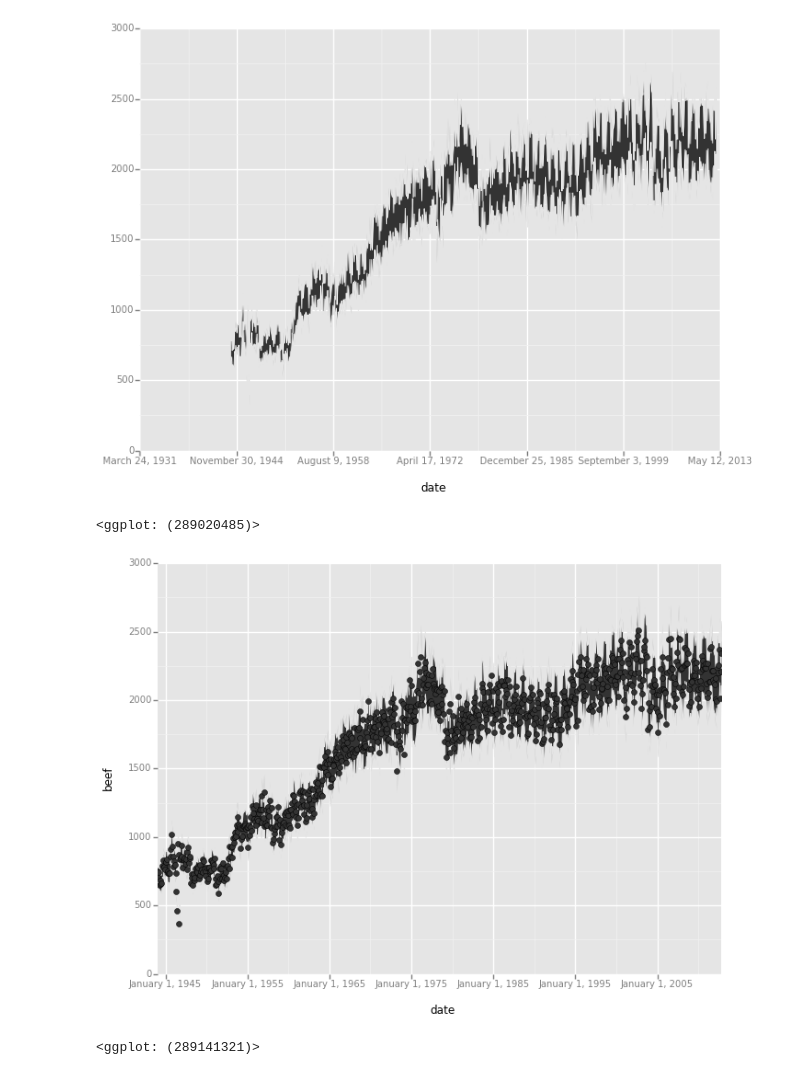
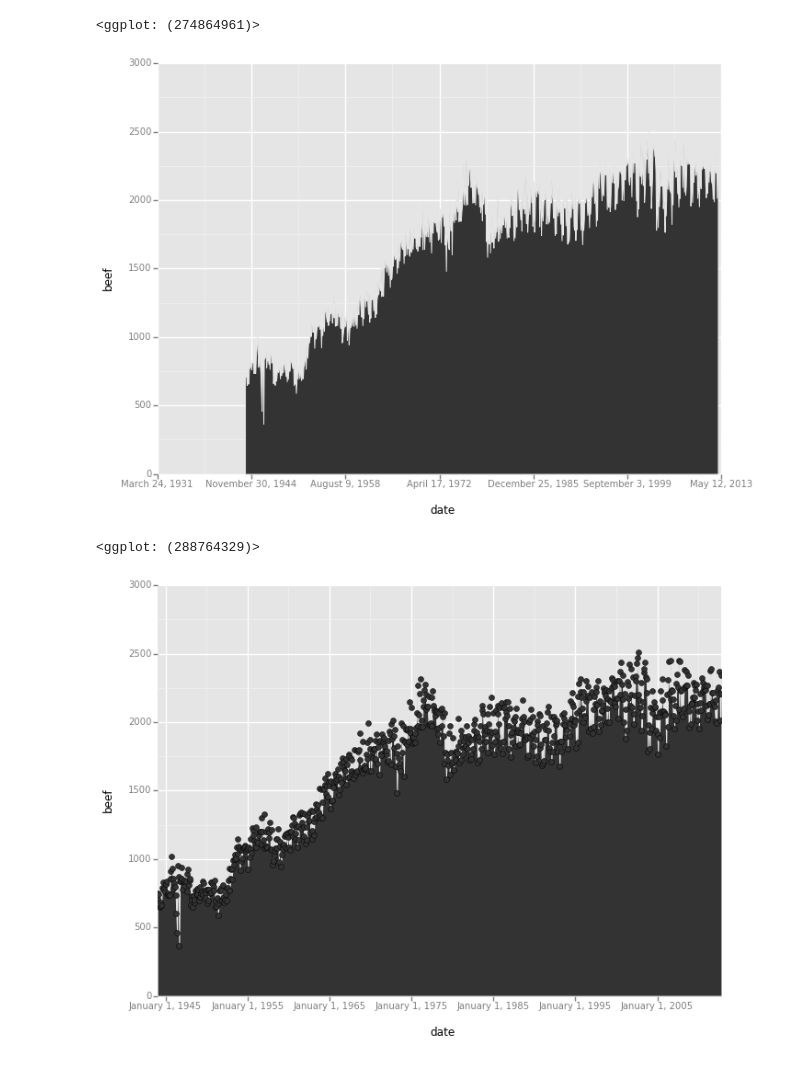
Before and after one commit to yhat/ggpy, a Jupyter notebook: docs/geoms/geom_area.ipynb, the cells around one changed output. Cells and saved outputs as stored; diff of their text form; code cells hidden in the pictures.

```diff
--- a/docs/geoms/geom_area.ipynb
+++ b/docs/geoms/geom_area.ipynb
@@ -11,15 +11,15 @@ ggplot(meat, aes(x='date', ymin='beef - 1000', ymax='beef + 1000')) + \
 # %%
-ggplot(meat, aes(x='date', ymin='beef*0.9', ymax='beef*1.1')) + \
+ggplot(meat, aes(x='date', y='beef')) + \
     geom_area() + \
     scale_x_date(labels=date_format('%B %-d, %Y'))
 # %% [output]
+<ggplot: (274864961)>
-[figure, old version]
+[figure, new version]
-<ggplot: (289020485)>
 # %%
-ggplot(meat, aes(x='date', y='beef', ymin='beef*0.9', ymax='beef*1.1')) + \
+ggplot(meat, aes(x='date', y='beef')) + \
     geom_area() + \
     geom_point() + \
     scale_x_date(labels=date_format('%B %-d, %Y'))
 # %% [output]
+<ggplot: (288764329)>
-[figure, old version]
+[figure, new version]
-<ggplot: (289141321)>
```
Also changed, not shown: parts of 1 cell of this notebook, 7 other files.
